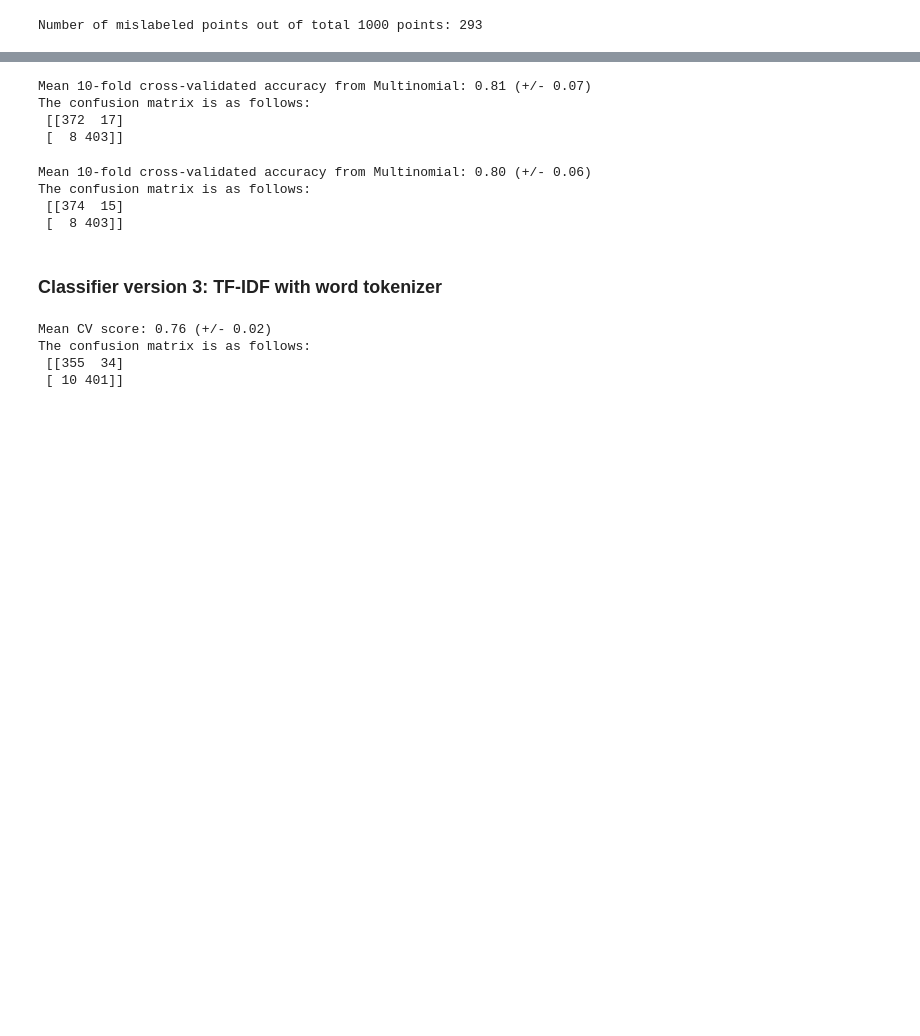
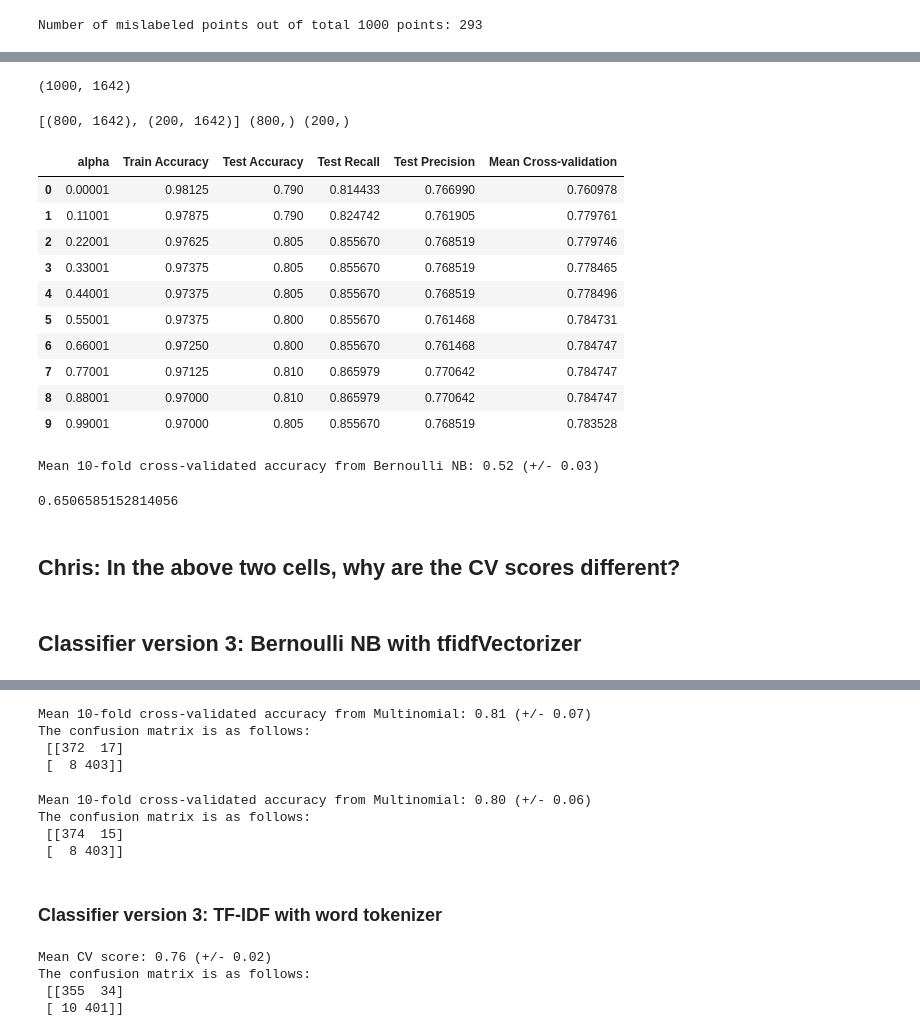
Before and after one commit to PriyankaBiswas/Data-Science, a Jupyter notebook: Unit2_SL/sentiment labelled sentences/Challenge_iterate_evaluate_classifier.ipynb, the cells around one changed output, grey strips where cells are left out. Saved outputs shown, nothing was run; the diff lists cells and outputs as text; code cells hidden in the pictures; blank space fills up the shorter version.

```diff
--- a/Unit2_SL/sentiment labelled sentences/Challenge_iterate_evaluate_classifier.ipynb
+++ b/Unit2_SL/sentiment labelled sentences/Challenge_iterate_evaluate_classifier.ipynb
@@ -248,13 +229,71 @@ Accuracy: 0.70 (+/- 0.10)
 # Import countvectorizer
 from sklearn.feature_extraction.text import CountVectorizer
 
-# Instantiate CountVectorizer and create empty vector
-data_train_vec = CountVectorizer()
-
-# review string turned into sparse vectors by word frequency counts
-data_train_count = data_train_vec.fit_transform(data_train)
-# data_train_fitted.shape
-
-# Using tfidf transformer to transform raw frequency counts to tfidf features
-tfidf_transformer = TfidfTransformer()
-data_train_tfidf = tfidf_transformer.fit_transform(data_train_count)
+# Instantiate CountVectorizer and create sparse matrix
+data_vec = CountVectorizer(stop_words='english')
+X = data_vec.fit_transform(data.review)   # review string turned into sparse vectors by word frequency counts
+X.shape   #1000, 1642
+# %% [output]
+(1000, 1642)
+# %%
+# Train test split (80-20) to train and test the classifiers
+
+X_train, X_test, y_train, y_test = train_test_split(
+    X, data.pos, test_size = .2)
+
+# Each of these variables is a Series.
+
+print([np.shape(X_train), np.shape(X_test)], ytf_train.shape, ytf_test.shape)
+# %% [output]
+[(800, 1642), (200, 1642)] (800,) (200,)
+# %%
+# Bernoulli Naive Bayes with alpha
+
+from sklearn import metrics
+
+list_alpha = np.arange(1/100000, 20, 0.11)
+score_train = np.zeros(len(list_alpha))
+score_test = np.zeros(len(list_alpha))
+recall_test = np.zeros(len(list_alpha))
+precision_test= np.zeros(len(list_alpha))
+CV = np.zeros(len(list_alpha))
+count = 0
+for alpha in list_alpha:
+    bayes = sklearn.naive_bayes.BernoulliNB(alpha=alpha)
+    bayes.fit(X_train, y_train)
+    score_train[count] = bayes.score(X_train, y_train)
+    score_test[count]= bayes.score(X_test, y_test)
+    recall_test[count] = metrics.recall_score(y_test, bayes.predict(X_test))
+    precision_test[count] = metrics.precision_score(y_test, bayes.predict(X_test))
+    CV[count] = (cross_val_score(bayes, X_train, y_train, cv=10)).mean()
+    count = count + 1
+# %%
+matrix = np.matrix(np.c_[list_alpha, score_train, score_test, recall_test, precision_test, CV])
+models = pd.DataFrame(data = matrix, columns =
+             ['alpha', 'Train Accuracy', 'Test Accuracy', 'Test Recall', 'Test Precision', 'Mean Cross-validation'])
+models.head(n=10)
+# %% [output]
+|  | alpha | Train Accuracy | Test Accuracy | Test Recall | Test Precision | Mean Cross-validation |
+| 0 | 0.00001 | 0.98125 | 0.790 | 0.814433 | 0.766990 | 0.760978 |
+| 1 | 0.11001 | 0.97875 | 0.790 | 0.824742 | 0.761905 | 0.779761 |
+| 2 | 0.22001 | 0.97625 | 0.805 | 0.855670 | 0.768519 | 0.779746 |
+| 3 | 0.33001 | 0.97375 | 0.805 | 0.855670 | 0.768519 | 0.778465 |
+| 4 | 0.44001 | 0.97375 | 0.805 | 0.855670 | 0.768519 | 0.778496 |
+| 5 | 0.55001 | 0.97375 | 0.800 | 0.855670 | 0.761468 | 0.784731 |
+| 6 | 0.66001 | 0.97250 | 0.800 | 0.855670 | 0.761468 | 0.784747 |
+| 7 | 0.77001 | 0.97125 | 0.810 | 0.865979 | 0.770642 | 0.784747 |
+| 8 | 0.88001 | 0.97000 | 0.810 | 0.865979 | 0.770642 | 0.784747 |
+| 9 | 0.99001 | 0.97000 | 0.805 | 0.855670 | 0.768519 | 0.783528 |
+# %%
+scores = cross_val_score(bayes, X_train, y_train, cv=10)
+print("Mean 10-fold cross-validated accuracy from Bernoulli NB: %0.2f (+/- %0.2f)" % (scores.mean(), scores.std() *2))  #means
+# %% [output]
+Mean 10-fold cross-validated accuracy from Bernoulli NB: 0.52 (+/- 0.03)
+# %%
+CV.mean()
+# %% [output]
+0.6506585152814056
+# %% [markdown]
+## Chris: In the above two cells, why are the CV scores different?
+# %% [markdown]
+## Classifier version 3: Bernoulli NB with tfidfVectorizer
```
Also changed, not shown: parts of 34 cells of this notebook.
